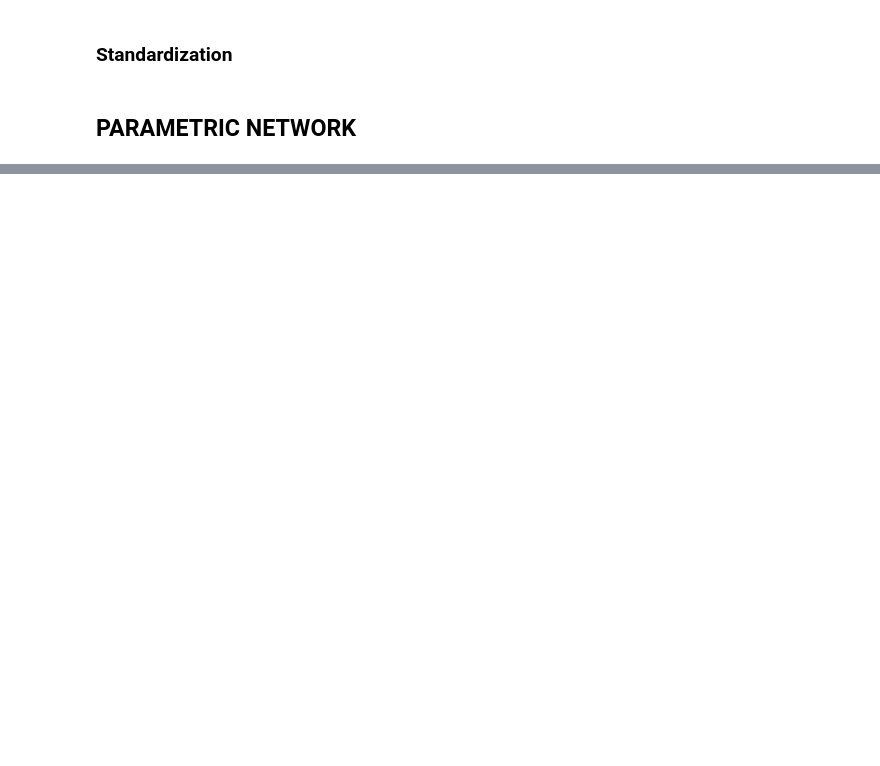
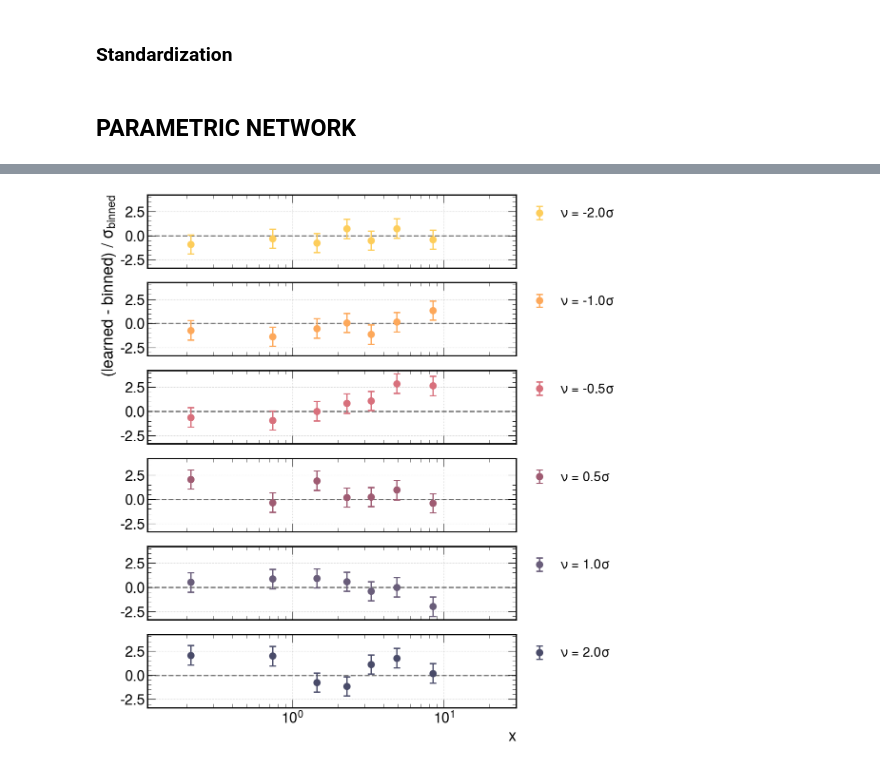
Before and after one commit to PietroCappelli/NPLM.torch, a Jupyter notebook: notebooks/systematics.ipynb, the cells around one changed output, grey strips where cells are left out. Saved outputs shown, nothing was run; the diff lists cells and outputs as text; code cells hidden in the pictures; blank space fills up the shorter version.

Commit message:
implemented (learned-difference)/(sigma_binned) systematics check

```diff
--- a/notebooks/systematics.ipynb
+++ b/notebooks/systematics.ipynb
@@ -331,0 +332,23 @@ plot_nuisance_learned_ratio(
+# %%
+plot_nuisance_learned_binned_difference(
+    model       = model,
+    feature     = feature_test,
+    target      = target_test,
+    nu_list     = nu_list,
+    nu_list_std = nu_list_std,
+    bins        = bins,
+    figsize     = (10,14),
+    fontsize    = FONTSIZE,
+    palette     = PALETTE_2[::-1],
+    grid        = True,
+    xlabel      = "x",
+    ylabel      = "(learned - binned) / $\sigma_{\mathrm{binned}}$",
+    xscale      = "log",
+    yscale      = "linear",
+    xlims       = (1.1e-1, 0.3e2),
+    device      = device,
+    sharex      = True,
+    sharey      = True,
+)
+# %% [output]
+[figure, added]
```
Also changed, not shown: parts of 5 cells of this notebook, 1 other file.
